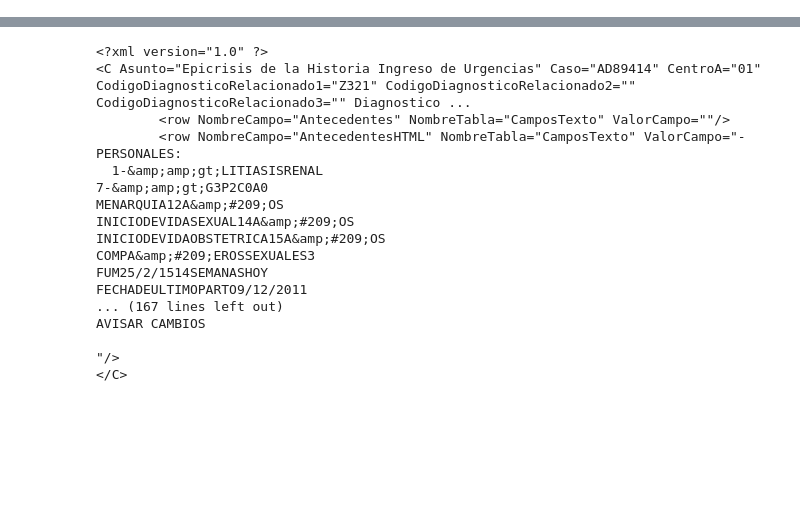
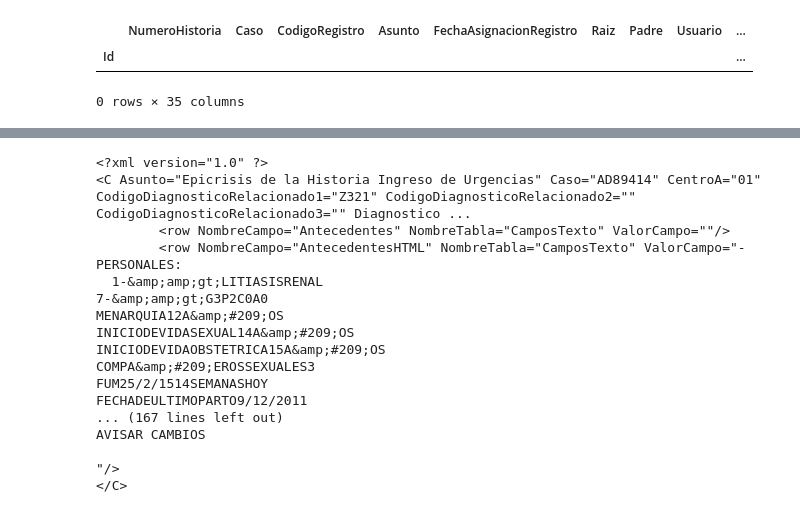
Before and after one commit to gbernardino/toolsCMRC, a Jupyter notebook: dataReader.ipynb, the cells around one changed output, grey strips where cells are left out. Drawn from its saved outputs; the diff is of its cells as text; code cells hidden in the pictures; blank space fills up the shorter version.

```diff
--- a/dataReader.ipynb
+++ b/dataReader.ipynb
@@ -6,6 +13,19 @@ casos = pandas.read_csv('Venezolanas/casos.csv', index_col = 0)
 pacientes = pandas.read_csv('Venezolanas/pacientes.csv', index_col = 0)
 registros = pandas.read_csv('Venezolanas/registros.csv', index_col = 0)
 diagnosis = pandas.read_csv('Venezolanas/diagnosis.csv', index_col = 0)
+procedimientos = pandas.read_csv('Venezolanas/procedimientos.csv', index_col = 0)
+
+str2Date = lambda s:datetime.datetime.strptime(s, '%Y-%m-%d %H:%M:%S.%f') if isinstance(s, str) \
+            else datetime.datetime(1, 1, 1)
+registros.FechaInicioAtencion = registros.FechaInicioAtencion.map(pandas.to_datetime) #registros.FechaInicioAtencion.map(str2Date)
+procedimientos.FechaDescripcion  = procedimientos.FechaDescripcion.map(pandas.to_datetime)
 from html.parser import HTMLParser
 pars =HTMLParser()
 #pars.unescape
+# %%
+procedureIDFound = set()
+for _, p in procedimientos.iterrows():
+    et = xml.etree.ElementTree.fromstring(p.XmlDescripcion)
+    s = re.findall('<idProcedimiento>([a-zA-Z0-9]*)</idProcedimiento>', p.XmlDescripcion)
+    for ss in s:
+        procedureIDFound.add(ss)
@@ -50,3 +70,11 @@ for c in pacientes.groupby('FechaNac'):
             if p1[0] != p2[0] and candidateToRepeated(p1, p2):
                 candidates.append([p1[0], p2[0]])
 pandas.DataFrame.from_records(candidates).to_csv('repeatedCandidates.csv')
+# %%
+#Identify borns and abortions using
+getprocID = lambda s:  re.findall('<idProcedimiento>([a-zA-Z0-9]*)</idProcedimiento>', s)[0]
+for k, i in procedimientos.XmlDescripcion.items():
+    s = getprocID(i)
+    if s == 'H3089':
+        print(k, procedimientos.loc[k])
+        break
@@ -52,0 +109,8 @@ pandas.DataFrame.from_records(candidates).to_csv('repeatedCandidates.csv')
+# %%
+inTime = registros.FechaInicioAtencion.between(procedimientos.loc[k].FechaDescripcion - pandas.Timedelta(3, 'D'),
+                                      procedimientos.loc[k].FechaDescripcion + pandas.Timedelta(3, 'D'))
+registros[registros.NumeroHistoria == 152609 & inTime]
+# %% [output]
+|  | NumeroHistoria | Caso | CodigoRegistro | Asunto | FechaAsignacionRegistro | Raiz | Padre | Usuario | ... |
+| Id |  |  |  |  |  |  |  |  | ... |
+0 rows × 35 columns
```
Also changed, not shown: parts of 28 cells of this notebook.
